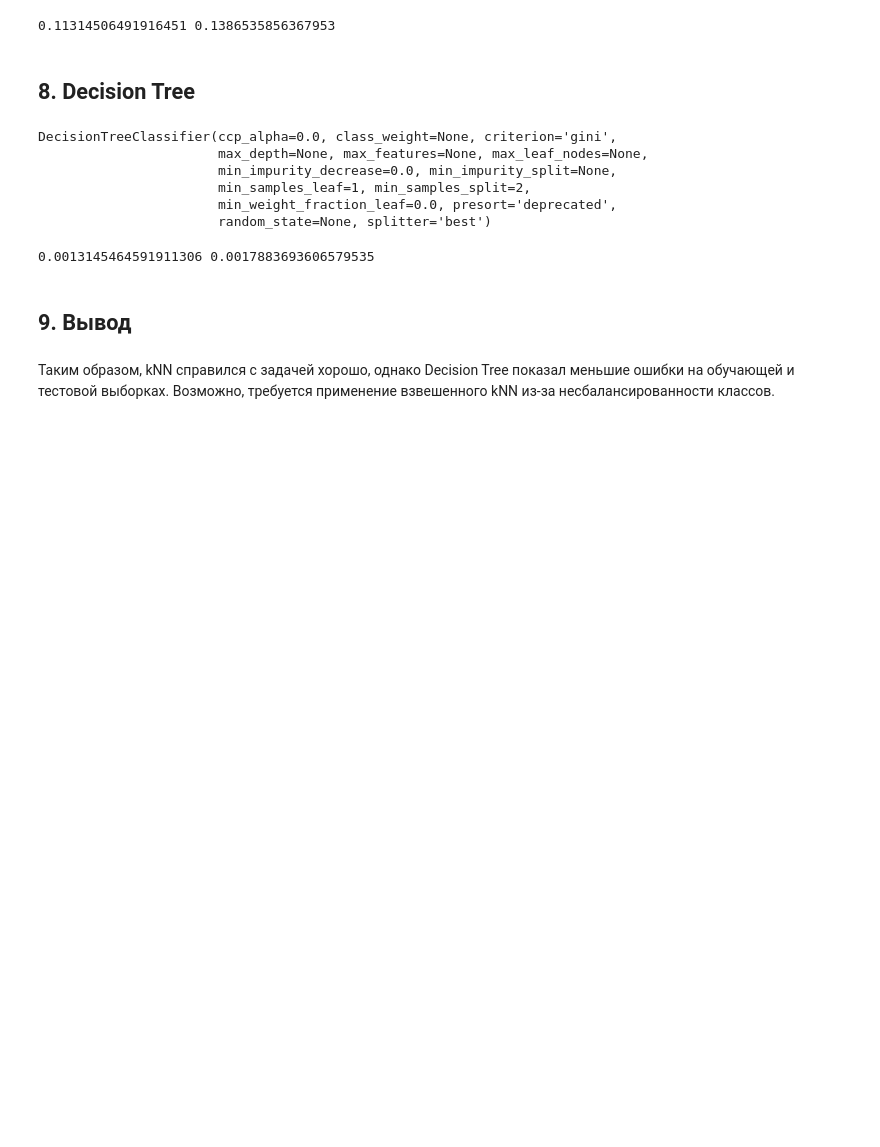
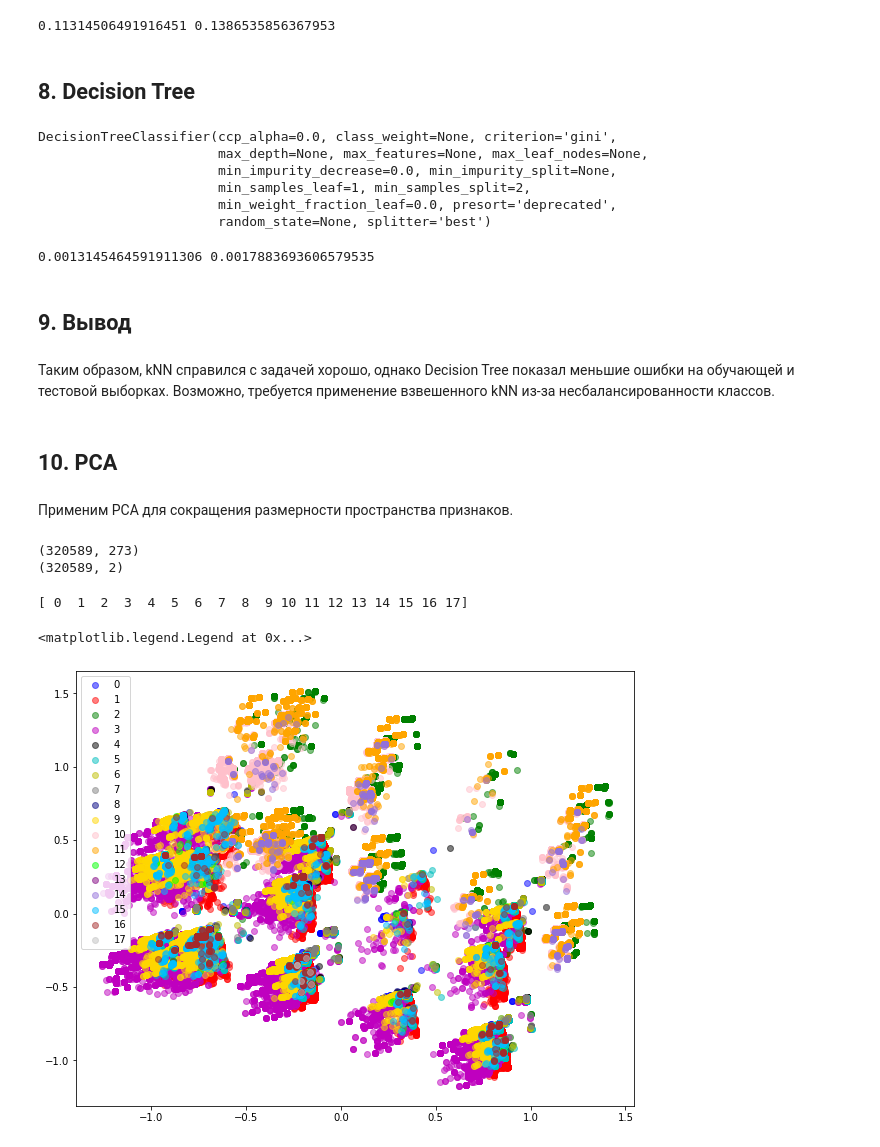
Before and after one commit to ksenia1009/ML_intro, a Jupyter notebook: classification_task.ipynb, the cells around one changed output. Drawn from its saved outputs; the diff is of its cells as text; code cells hidden in the pictures; blank space fills up the shorter version.

```diff
--- a/classification_task.ipynb
+++ b/classification_task.ipynb
@@ -416,3 +416,33 @@ print(err_train, err_test)
 ## 9. Вывод
 # %% [markdown]
 Таким образом, kNN справился с задачей хорошо, однако Decision Tree показал меньшие ошибки на обучающей и тестовой выборках. Возможно, требуется применение взвешенного kNN из-за несбалансированности классов.
+# %% [markdown]
+## 10. PCA
+# %% [markdown]
+Применим PCA для сокращения размерности пространства признаков.
+# %%
+from sklearn.decomposition import PCA
+pca = PCA(n_components = 2)
+pca.fit(X)
+X_proj = pca.transform(X)
+print(X.shape)
+print(X_proj.shape)
+# %% [output]
+(320589, 273)
+(320589, 2)
+# %%
+y_names = np.unique(y)
+K = len(y_names)
+print(y_names)
+# %% [output]
+[ 0  1  2  3  4  5  6  7  8  9 10 11 12 13 14 15 16 17]
+# %%
+plt.figure(figsize = (10, 8))
+colors = ['b', 'r', 'g', 'm', 'k', 'c', 'y', 'gray', 'navy', 'gold', 'pink',
+          'orange', 'lime', 'purple', 'mediumpurple', 'deepskyblue', 'brown', 'silver']
+for k in range(18):
+    plt.scatter(X_proj[y == k, 0], X_proj[y == k, 1], color = colors[k], alpha = 0.5, label = y_names[k])
+plt.legend()
+# %% [output]
+<matplotlib.legend.Legend at 0x...>
+[figure, added]
```
Also changed, not shown: parts of 12 cells of this notebook.
